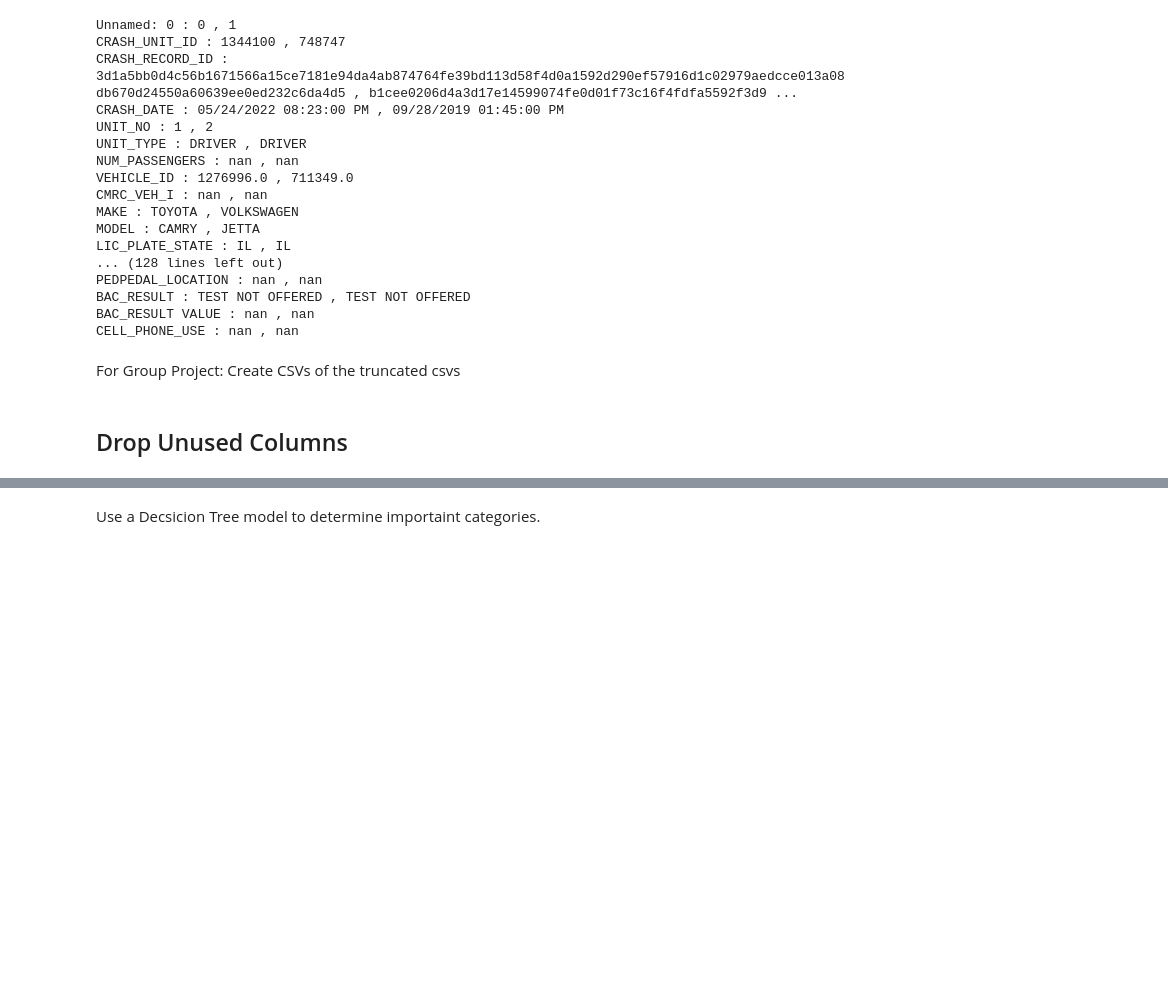
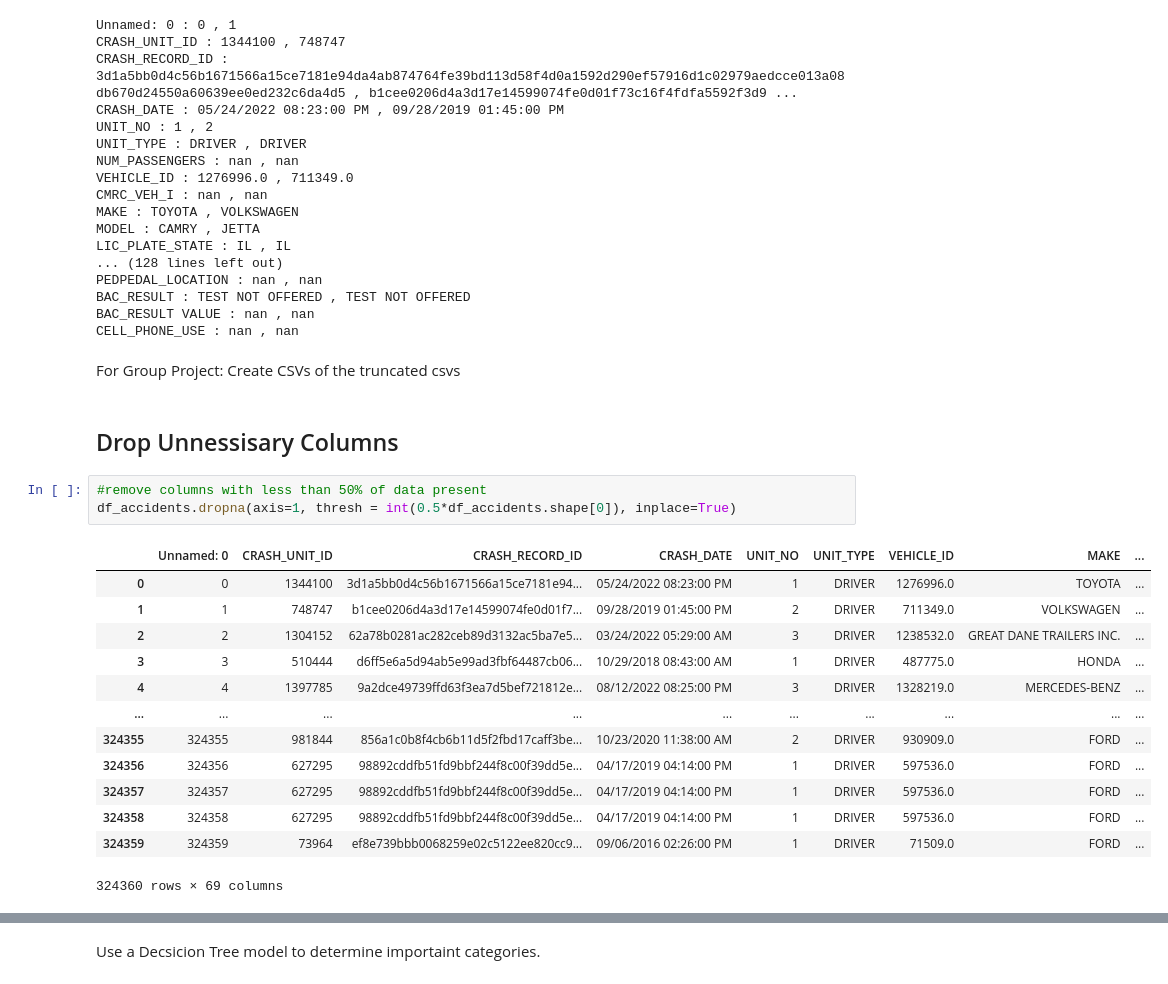
Before and after one commit to Jmanitou/Chicago_Car_Crash_Analysis, a Jupyter notebook: Chicago_Car_Crash.ipynb, the cells around one changed output, grey strips where cells are left out. Cells and saved outputs as stored; diff of their text form; blank space fills up the shorter version.

```diff
--- a/Chicago_Car_Crash.ipynb
+++ b/Chicago_Car_Crash.ipynb
@@ -130,4 +130,21 @@ CELL_PHONE_USE : nan , nan
 # %% [markdown]
 For Group Project: Create CSVs of the truncated csvs
 # %% [markdown]
-## Drop Unused Columns
+## Drop Unnessisary Columns
+# %%
+#remove columns with less than 50% of data present
+df_accidents.dropna(axis=1, thresh = int(0.5*df_accidents.shape[0]), inplace=True)
+# %% [output]
+|  | Unnamed: 0 | CRASH_UNIT_ID | CRASH_RECORD_ID | CRASH_DATE | UNIT_NO | UNIT_TYPE | VEHICLE_ID | MAKE | ... |
+| 0 | 0 | 1344100 | 3d1a5bb0d4c56b1671566a15ce7181e94... | 05/24/2022 08:23:00 PM | 1 | DRIVER | 1276996.0 | TOYOTA | ... |
+| 1 | 1 | 748747 | b1cee0206d4a3d17e14599074fe0d01f7... | 09/28/2019 01:45:00 PM | 2 | DRIVER | 711349.0 | VOLKSWAGEN | ... |
+| 2 | 2 | 1304152 | 62a78b0281ac282ceb89d3132ac5ba7e5... | 03/24/2022 05:29:00 AM | 3 | DRIVER | 1238532.0 | GREAT DANE TRAILERS INC. | ... |
+| 3 | 3 | 510444 | d6ff5e6a5d94ab5e99ad3fbf64487cb06... | 10/29/2018 08:43:00 AM | 1 | DRIVER | 487775.0 | HONDA | ... |
+| 4 | 4 | 1397785 | 9a2dce49739ffd63f3ea7d5bef721812e... | 08/12/2022 08:25:00 PM | 3 | DRIVER | 1328219.0 | MERCEDES-BENZ | ... |
+| ... | ... | ... | ... | ... | ... | ... | ... | ... | ... |
+| 324355 | 324355 | 981844 | 856a1c0b8f4cb6b11d5f2fbd17caff3be... | 10/23/2020 11:38:00 AM | 2 | DRIVER | 930909.0 | FORD | ... |
+| 324356 | 324356 | 627295 | 98892cddfb51fd9bbf244f8c00f39dd5e... | 04/17/2019 04:14:00 PM | 1 | DRIVER | 597536.0 | FORD | ... |
+| 324357 | 324357 | 627295 | 98892cddfb51fd9bbf244f8c00f39dd5e... | 04/17/2019 04:14:00 PM | 1 | DRIVER | 597536.0 | FORD | ... |
+| 324358 | 324358 | 627295 | 98892cddfb51fd9bbf244f8c00f39dd5e... | 04/17/2019 04:14:00 PM | 1 | DRIVER | 597536.0 | FORD | ... |
+| 324359 | 324359 | 73964 | ef8e739bbb0068259e02c5122ee820cc9... | 09/06/2016 02:26:00 PM | 1 | DRIVER | 71509.0 | FORD | ... |
+324360 rows × 69 columns
```
Also changed, not shown: parts of 4 cells of this notebook.
